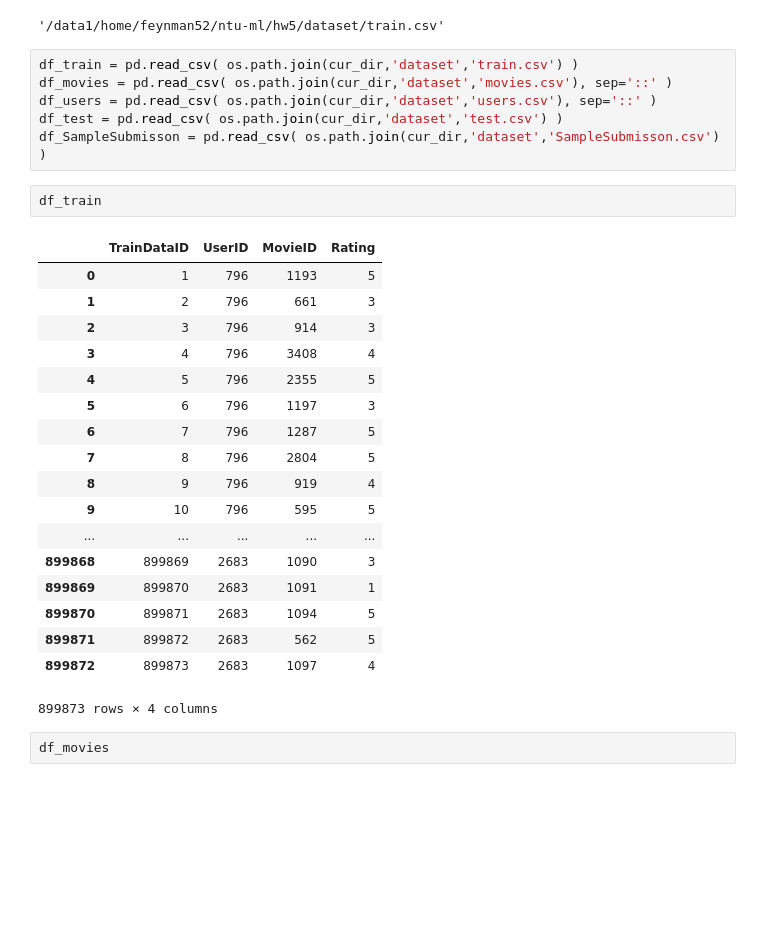
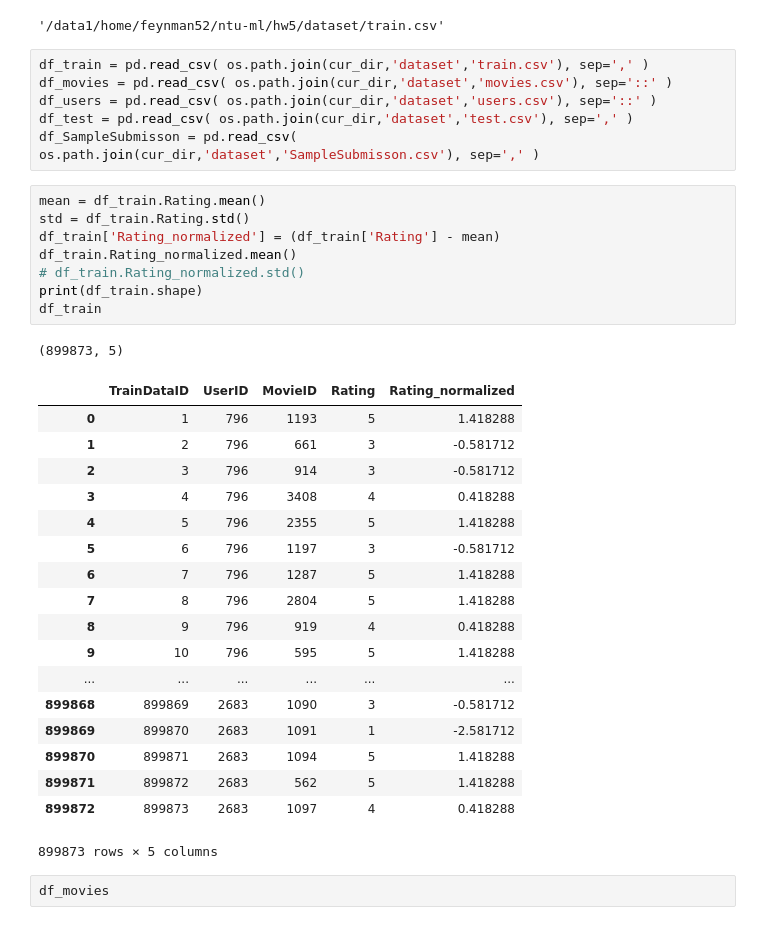
Before and after one commit to ryhryh/NTU-ML2017, a Jupyter notebook: hw5/p1.ipynb, the cells around one changed output. Cells and saved outputs as stored; diff of their text form; blank space fills up the shorter version.

```diff
--- a/hw5/p1.ipynb
+++ b/hw5/p1.ipynb
@@ -10,32 +12,39 @@ path
 # %% [output]
 '/data1/home/feynman52/ntu-ml/hw5/dataset/train.csv'
 # %%
-df_train = pd.read_csv( os.path.join(cur_dir,'dataset','train.csv') )
+df_train = pd.read_csv( os.path.join(cur_dir,'dataset','train.csv'), sep=',' )
 df_movies = pd.read_csv( os.path.join(cur_dir,'dataset','movies.csv'), sep='::' )
 df_users = pd.read_csv( os.path.join(cur_dir,'dataset','users.csv'), sep='::' )
-df_test = pd.read_csv( os.path.join(cur_dir,'dataset','test.csv') )
-df_SampleSubmisson = pd.read_csv( os.path.join(cur_dir,'dataset','SampleSubmisson.csv') )
+df_test = pd.read_csv( os.path.join(cur_dir,'dataset','test.csv'), sep=',' )
+df_SampleSubmisson = pd.read_csv( os.path.join(cur_dir,'dataset','SampleSubmisson.csv'), sep=',' )
-# %%
-df_train
-# %% [output]
-|  | TrainDataID | UserID | MovieID | Rating |
-| 0 | 1 | 796 | 1193 | 5 |
-| 1 | 2 | 796 | 661 | 3 |
-| 2 | 3 | 796 | 914 | 3 |
-| 3 | 4 | 796 | 3408 | 4 |
-| 4 | 5 | 796 | 2355 | 5 |
-| 5 | 6 | 796 | 1197 | 3 |
-| 6 | 7 | 796 | 1287 | 5 |
-| 7 | 8 | 796 | 2804 | 5 |
-| 8 | 9 | 796 | 919 | 4 |
-| 9 | 10 | 796 | 595 | 5 |
-| ... | ... | ... | ... | ... |
-| 899868 | 899869 | 2683 | 1090 | 3 |
-| 899869 | 899870 | 2683 | 1091 | 1 |
-| 899870 | 899871 | 2683 | 1094 | 5 |
-| 899871 | 899872 | 2683 | 562 | 5 |
-| 899872 | 899873 | 2683 | 1097 | 4 |
-899873 rows × 4 columns
+# %%
+mean = df_train.Rating.mean()
+std = df_train.Rating.std()
+df_train['Rating_normalized'] = (df_train['Rating'] - mean)
+df_train.Rating_normalized.mean()
+# df_train.Rating_normalized.std()
+print(df_train.shape)
+df_train
+# %% [output]
+(899873, 5)
+|  | TrainDataID | UserID | MovieID | Rating | Rating_normalized |
+| 0 | 1 | 796 | 1193 | 5 | 1.418288 |
+| 1 | 2 | 796 | 661 | 3 | -0.581712 |
+| 2 | 3 | 796 | 914 | 3 | -0.581712 |
+| 3 | 4 | 796 | 3408 | 4 | 0.418288 |
+| 4 | 5 | 796 | 2355 | 5 | 1.418288 |
+| 5 | 6 | 796 | 1197 | 3 | -0.581712 |
+| 6 | 7 | 796 | 1287 | 5 | 1.418288 |
+| 7 | 8 | 796 | 2804 | 5 | 1.418288 |
+| 8 | 9 | 796 | 919 | 4 | 0.418288 |
+| 9 | 10 | 796 | 595 | 5 | 1.418288 |
+| ... | ... | ... | ... | ... | ... |
+| 899868 | 899869 | 2683 | 1090 | 3 | -0.581712 |
+| 899869 | 899870 | 2683 | 1091 | 1 | -2.581712 |
+| 899870 | 899871 | 2683 | 1094 | 5 | 1.418288 |
+| 899871 | 899872 | 2683 | 562 | 5 | 1.418288 |
+| 899872 | 899873 | 2683 | 1097 | 4 | 0.418288 |
+899873 rows × 5 columns
 # %%
 df_movies
 # %% [output]
```
Also changed, not shown: parts of 9 cells of this notebook.
